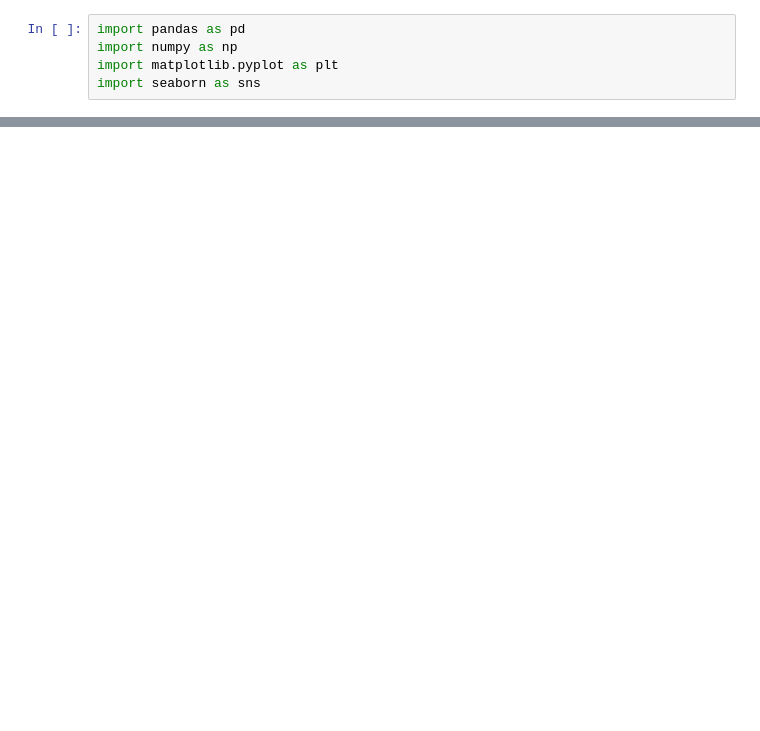
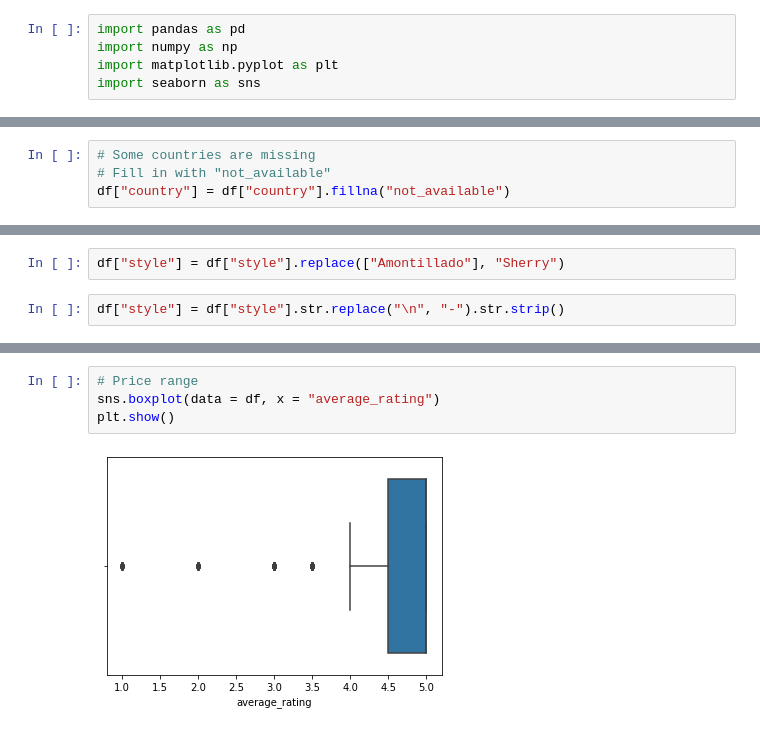
Before and after one commit to paul-trood/Products, a Jupyter notebook: whisky_analysis.ipynb, the cells around one changed output, grey strips where cells are left out. Cells and saved outputs as stored; diff of their text form; blank space fills up the shorter version.

```diff
--- a/whisky_analysis.ipynb
+++ b/whisky_analysis.ipynb
@@ -146,0 +81,4 @@ sns.boxplot(data = new_df, x = "price_usd")
+# %%
+# Some countries are missing
+# Fill in with "not_available"
+df["country"] = df["country"].fillna("not_available")
@@ -146,0 +131,4 @@ sns.boxplot(data = new_df, x = "price_usd")
+# %%
+df["style"] = df["style"].replace(["Amontillado"], "Sherry")
+# %%
+df["style"] = df["style"].str.replace("\n", "-").str.strip()
@@ -146,0 +162,6 @@ sns.boxplot(data = new_df, x = "price_usd")
+# %%
+# Price range
+sns.boxplot(data = df, x = "average_rating")
+plt.show()
+# %% [output]
+[figure, added]
```
Also changed, not shown: parts of 34 cells of this notebook.
